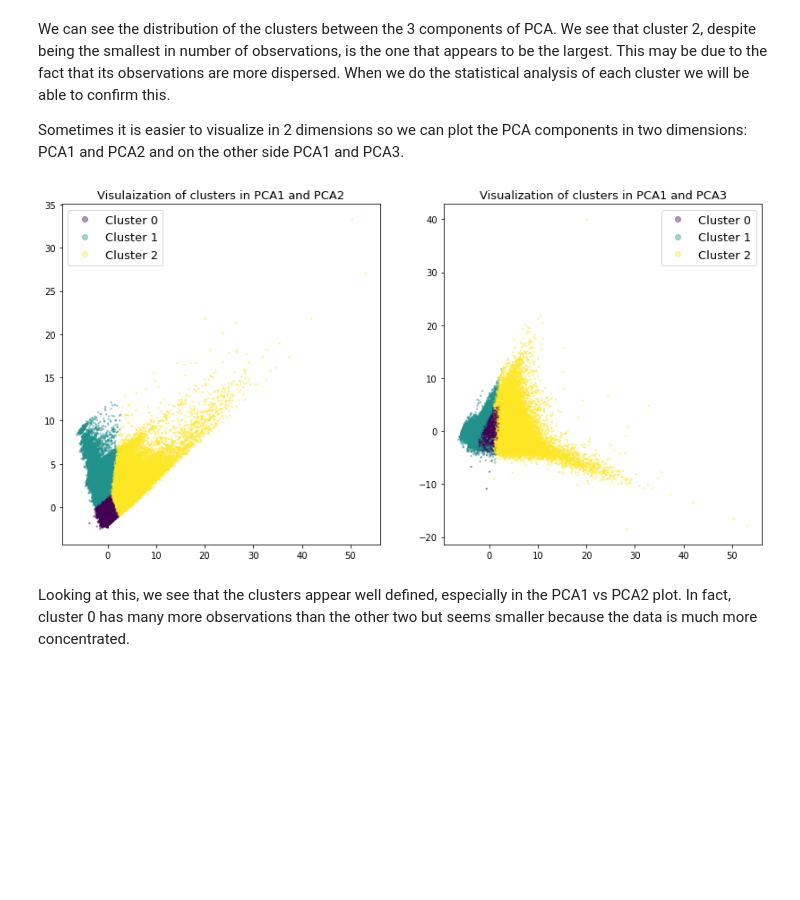
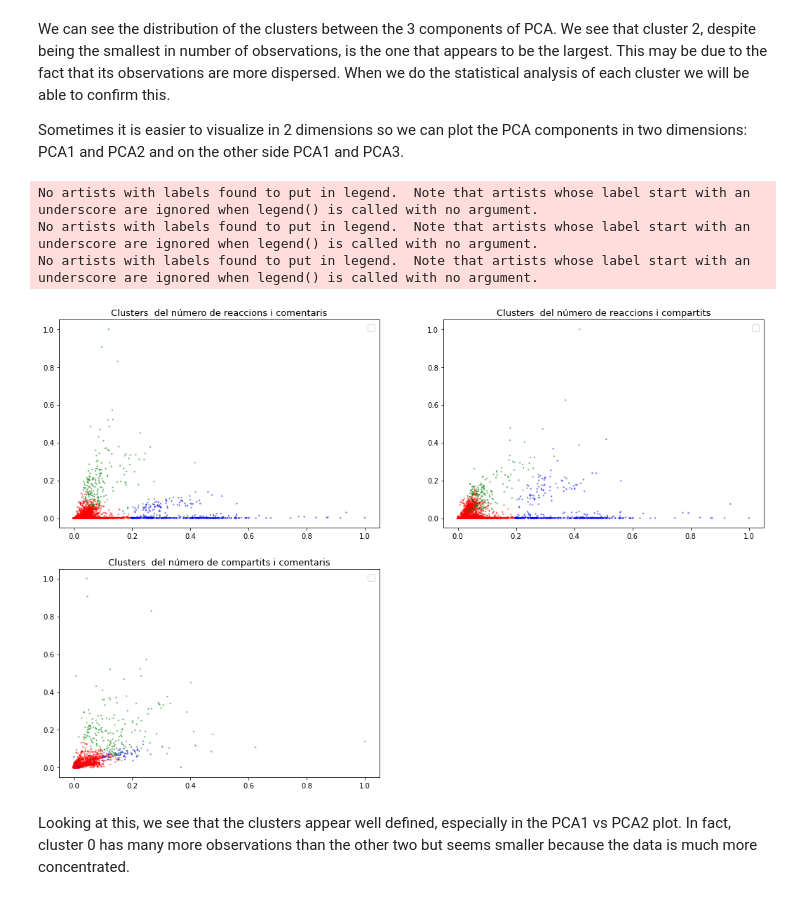
Before and after one commit to David-DataScience/Unsupervised_Learning, a Jupyter notebook: S08.ipynb, the cells around one changed output. Cells and saved outputs as stored; diff of their text form; code cells hidden in the pictures; blank space fills up the shorter version.

```diff
--- a/S08.ipynb
+++ b/S08.ipynb
@@ -540 +572,24 @@ clusters3.Cluster_pred.value_counts()
 Name: Cluster_pred, dtype: int64
+# %%
+# Predicting the clusters
+labels = kmeans3.predict(X)
+# Getting the cluster centers
+C = kmeans3.cluster_centers_
+
+colores=['red','green','blue']
+
+asignar=[]
+
+for row in labels:
+    asignar.append(colores[row])
+
+fig = plt.figure(figsize=(18, 12))
+
+ax = Axes3D(fig)
+scatter = ax.scatter(X[:, 0], X[:, 1], X[:, 2], c=asignar,s=60)
+#ax.scatter(C[:, 0], C[:, 1], C[:, 2], marker='*', c=colores, s=1000)
+
+
+
+#add legend
+plt.legend(handles=scatter.legend_elements()[0], labels = colores)
@@ -571,21 +616,32 @@ We can see the distribution of the clusters between the 3 components of PCA. We
 Sometimes it is easier to visualize in 2 dimensions so we can plot the PCA components in two dimensions: PCA1 and PCA2 and on the other side PCA1 and PCA3.
 # %%
 # Scatter plot on Principal components to visualize the spread of the data
-fig = plt.figure(figsize=(14,7))
+fig = plt.figure(figsize=(18,12))
 
-plt.subplot(121)
-plot2 = plt.scatter(x = pca_df['PCA1'], y = pca_df['PCA2'], c= pca_df['predictions'] , alpha = 0.4 , s= 2)
+plt.subplot(221)
+plot2 = plt.scatter(x = data_nm['num_reactions'], y = data_nm['num_comments'], c= asignar , alpha = 0.4 , s= 2)
 plt.legend(handles = plot2.legend_elements()[0], labels = ['Cluster 0', 'Cluster 1', 'Cluster 2'], prop={'size': 13})
-plt.title('Visulaization of clusters in PCA1 and PCA2', fontsize = 13)
+plt.title('Clusters  del número de reaccions i comentaris', fontsize = 13)
 
-plt.subplot(122)
-plot3 = plt.scatter(x = pca_df['PCA1'], y = pca_df['PCA3'], c= pca_df['predictions'] , alpha = 0.4, s = 2 )
+plt.subplot(222)
+plot3 = plt.scatter(x = data_nm['num_reactions'], y = data_nm['num_shares'], c= asignar , alpha = 0.4, s = 2 )
 plt.legend(handles = plot3.legend_elements()[0], labels = ['Cluster 0', 'Cluster 1', 'Cluster 2'], prop={'size': 13})
-plt.title('Visualization of clusters in PCA1 and PCA3', fontsize = 13)
+plt.title('Clusters  del número de reaccions i compartits', fontsize = 13)
+
+plt.subplot(223)
+plot4 = plt.scatter(x = data_nm['num_shares'], y = data_nm['num_comments'], c= asignar , alpha = 0.4 , s= 2)
+plt.legend(handles = plot4.legend_elements()[0], labels = ['Cluster 0', 'Cluster 1', 'Cluster 2'], prop={'size': 13})
+plt.title('Clusters  del número de compartits i comentaris', fontsize = 13)
+
+
+
 
 plt.show()
 # %% [output]
+No artists with labels found to put in legend.  Note that artists whose label start with an underscore are ignored when legend() is called with no argument.
+No artists with labels found to put in legend.  Note that artists whose label start with an underscore are ignored when legend() is called with no argument.
+No artists with labels found to put in legend.  Note that artists whose label start with an underscore are ignored when legend() is called with no argument.
-[figure, old version]
+[figure, new version]
 # %% [markdown]
 Looking at this, we see that the clusters appear well defined, especially in the PCA1 vs PCA2 plot. In fact, cluster 0 has many more observations than the other two but seems smaller because the data is much more concentrated.
 # %% [markdown]
```
Also changed, not shown: parts of 30 cells of this notebook.
